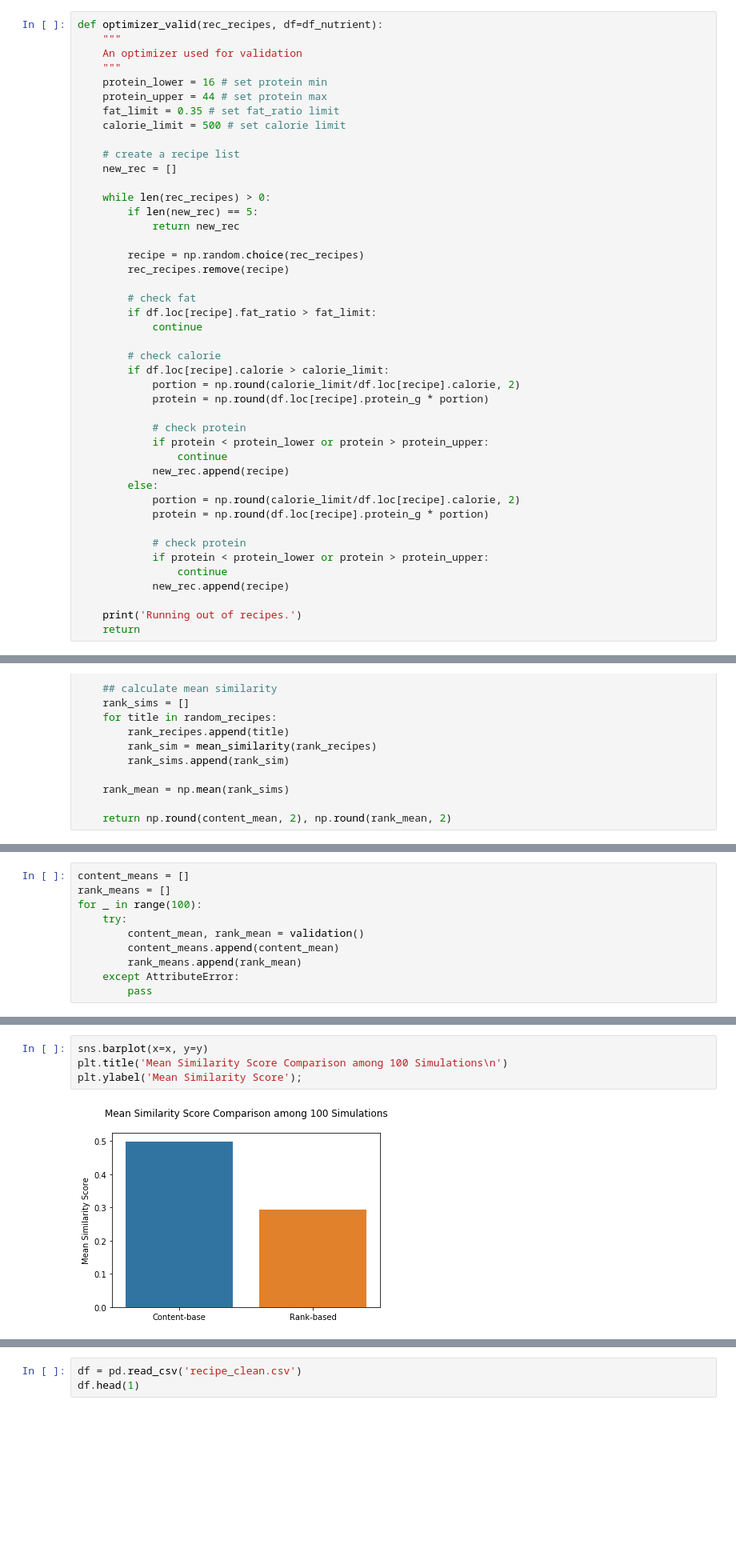
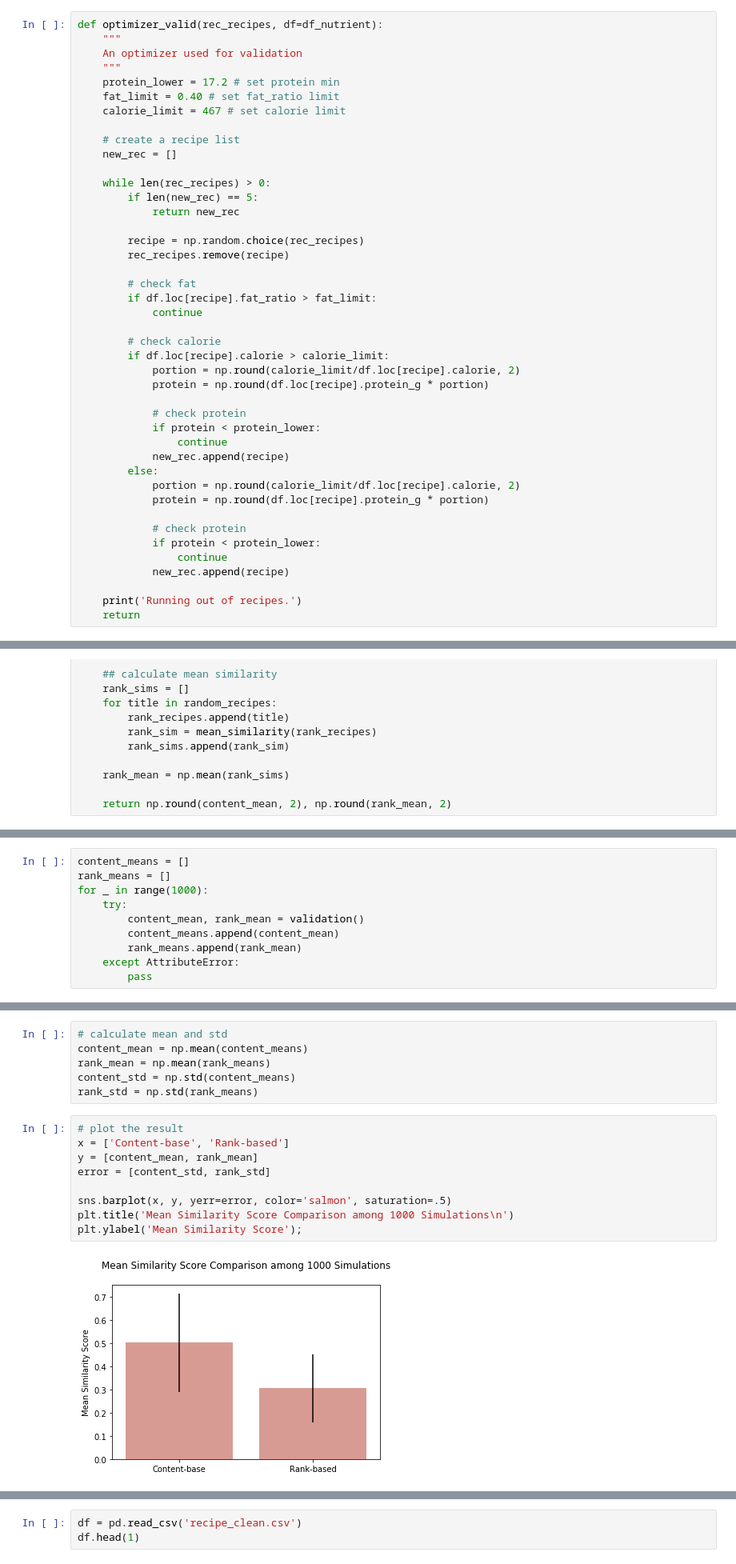
Before and after one commit to yangli53/happy_meals, a Jupyter notebook: Recommender.ipynb, the cells around one changed output, grey strips where cells are left out. Shown at 80% size. Saved outputs shown, nothing was run; the diff lists cells and outputs as text; blank space fills up the shorter version.

```diff
--- a/Recommender.ipynb
+++ b/Recommender.ipynb
@@ -125,10 +126,9 @@ def optimizer_valid(rec_recipes, df=df_nutrient):
     """
     An optimizer used for validation
     """
-    protein_lower = 16 # set protein min
-    protein_upper = 44 # set protein max
-    fat_limit = 0.35 # set fat_ratio limit
-    calorie_limit = 500 # set calorie limit
+    protein_lower = 17.2 # set protein min
+    fat_limit = 0.40 # set fat_ratio limit
+    calorie_limit = 467 # set calorie limit
 
     # create a recipe list
     new_rec = []
@@ -150,7 +150,7 @@ def optimizer_valid(rec_recipes, df=df_nutrient):
             protein = np.round(df.loc[recipe].protein_g * portion)
 
             # check protein
-            if protein < protein_lower or protein > protein_upper:
+            if protein < protein_lower:
                 continue
             new_rec.append(recipe)
         else:
@@ -158,7 +158,7 @@ def optimizer_valid(rec_recipes, df=df_nutrient):
             protein = np.round(df.loc[recipe].protein_g * portion)
 
             # check protein
-            if protein < protein_lower or protein > protein_upper:
+            if protein < protein_lower:
                 continue
             new_rec.append(recipe)
 
@@ -211,7 +211,7 @@ validation()
 # %%
 content_means = []
 rank_means = []
-for _ in range(100):
+for _ in range(1000):
     try:
         content_mean, rank_mean = validation()
         content_means.append(content_mean)
@@ -228,6 +225,17 @@ y = [np.mean(content_means), np.mean(rank_means)]
+# %%
+# calculate mean and std
+content_mean = np.mean(content_means)
+rank_mean = np.mean(rank_means)
+content_std = np.std(content_means)
+rank_std = np.std(rank_means)
 # %%
-sns.barplot(x=x, y=y)
-plt.title('Mean Similarity Score Comparison among 100 Simulations\n')
+# plot the result
+x = ['Content-base', 'Rank-based']
+y = [content_mean, rank_mean]
+error = [content_std, rank_std]
+
+sns.barplot(x, y, yerr=error, color='salmon', saturation=.5)
+plt.title('Mean Similarity Score Comparison among 1000 Simulations\n')
 plt.ylabel('Mean Similarity Score');
 # %% [output]
-[figure, old version]
+[figure, new version]
```
Also changed, not shown: parts of 9 cells of this notebook, 1 other file.
